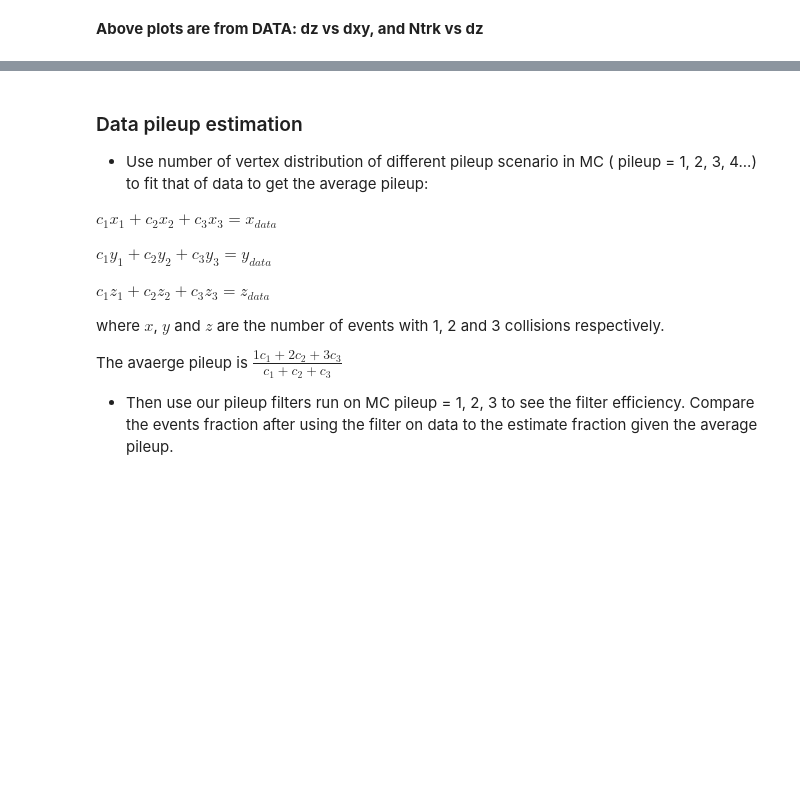
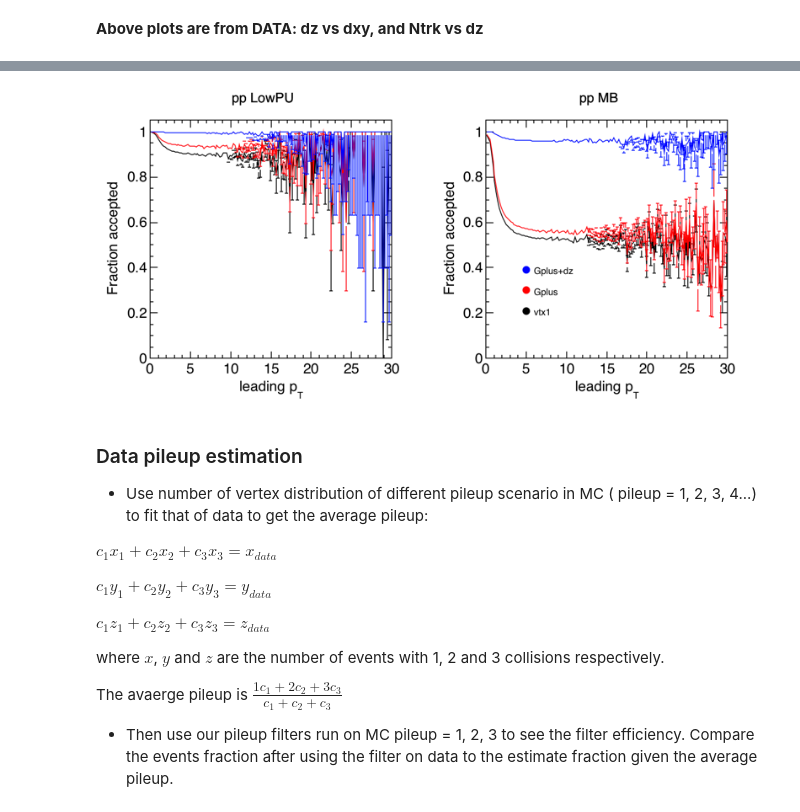
Before and after one commit to cmsHiTracking/TrackingCode, a Jupyter notebook: pileUpFilter/notebook/pileUpFilterMustRead.ipynb, the cells around one changed output, grey strips where cells are left out. Saved outputs shown, nothing was run; the diff lists cells and outputs as text; code cells hidden in the pictures; blank space fills up the shorter version.

```diff
--- a/pileUpFilter/notebook/pileUpFilterMustRead.ipynb
+++ b/pileUpFilter/notebook/pileUpFilterMustRead.ipynb
@@ -156,3 +170,7 @@ Image(filename = pathname + MC_pile2_fraction)
+# %%
+Image(filename = pathname + DATA_pt_fraction)
+# %% [output]
+[figure, added]
 # %% [markdown]
 ### Data pileup estimation
 
```
Also changed, not shown: parts of 7 cells of this notebook, 15 other files.
